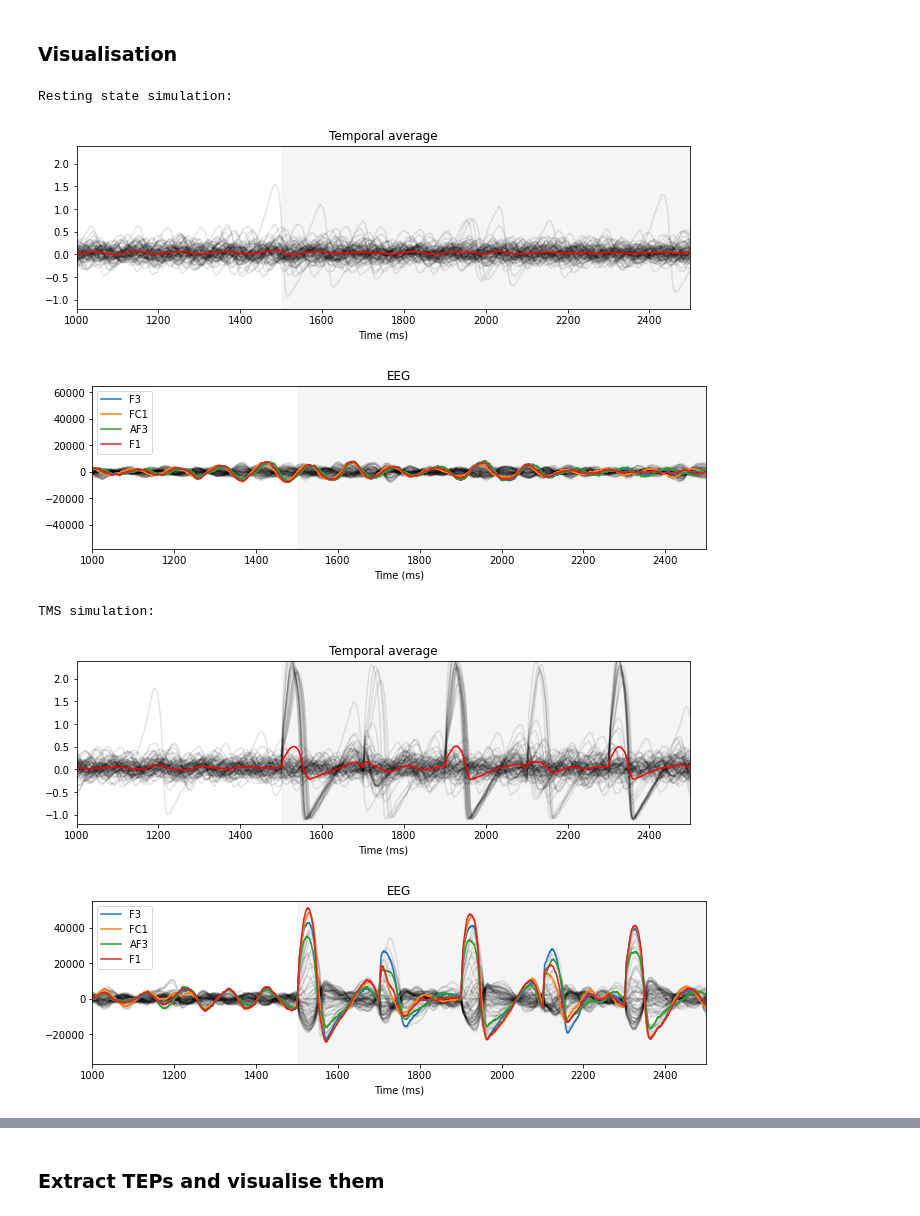
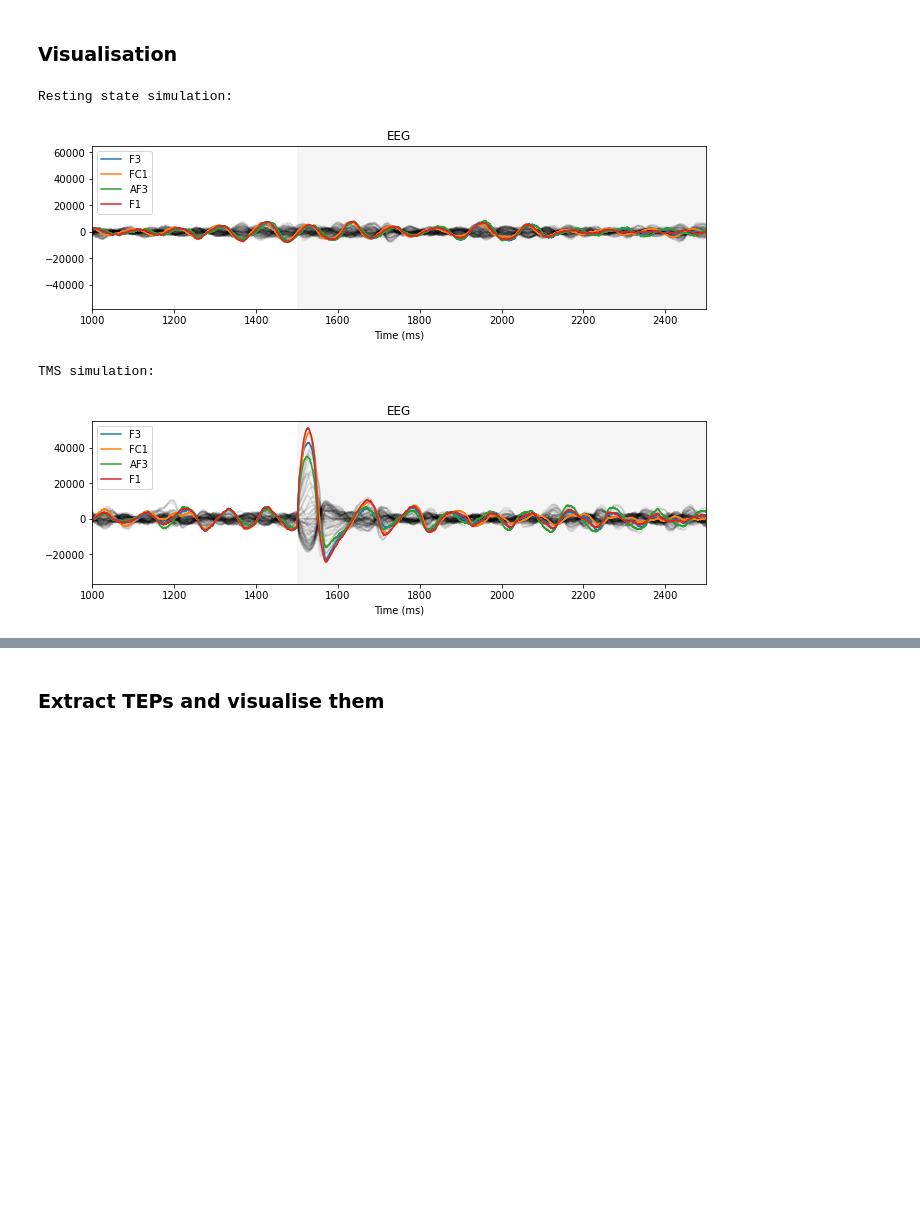
Before and after one commit to anujanegi/TMS-simulation, a Jupyter notebook: TMS_Simulation.ipynb, the cells around one changed output, grey strips where cells are left out. Cells and saved outputs as stored; diff of their text form; code cells hidden in the pictures; blank space fills up the shorter version.

Commit message:
Added SinglePulse Stimulus + minor adjustments

```diff
--- a/TMS_Simulation.ipynb
+++ b/TMS_Simulation.ipynb
@@ -82,6 +82,7 @@ Region index    Region label    Stimulus weighting
 # %% [markdown]
 ### Define stimulus
 # %%
-stim = get_stimulus(weighting, white_matter, duration=2.5e3, type="rTMS")
+# Choose stimulus shape from "SinglePulse", "rTMS", "iTBS"
+stim = get_stimulus(weighting, white_matter, duration=2.5e3, type="SinglePulse")
 plot_stimulus(stim, fig8_coil.pos_list[ind], type="rTMS")
 # %% [output]
@@ -89,7 +90,8 @@ plot_stimulus(stim, fig8_coil.pos_list[ind], type="rTMS")
 # %% [markdown]
 ### Define monitors
 # %%
-monitors_needed = ["tavg","eeg"]
+# Choose monitor/s from "raw", "tavg", "savg", "eeg" and "bold"
+monitors_needed = ["eeg"]
 all_mons = get_monitors(monitors_needed)
 # %% [markdown]
 ### Define the simulator
@@ -161,20 +163,18 @@ The simulation took 93.3s to run
 ### Visualisation
 # %%
 EOI=[3, 41, 42, 58] # electrodes of interest
-EOI_labels=all_mons[1].sensors.labels[EOI]
+EOI_labels=all_mons[0].sensors.labels[EOI]
 
 print('Resting state simulation:')
 plot_monitor_data(rs_data, monitors_needed, duration, EOI, EOI_labels)
 
 print('TMS simulation:')
 plot_monitor_data(tms_data, monitors_needed, duration, EOI, EOI_labels)
 # %% [output]
 Resting state simulation:
-[figure, old version]
+[figure, new version]
+TMS simulation:
-[figure, old version]
+[figure, new version]
-TMS simulation:
-[figure, removed]
-[figure, removed]
 # %%
 # RS vs TMS
 plot_eeg_comparison(rs_data['eeg'], tms_data['eeg'], duration, 'RS vs rTMS', ['RS', 'rTMS'])
```
Also changed, not shown: parts of 7 cells of this notebook, 1 other file.
